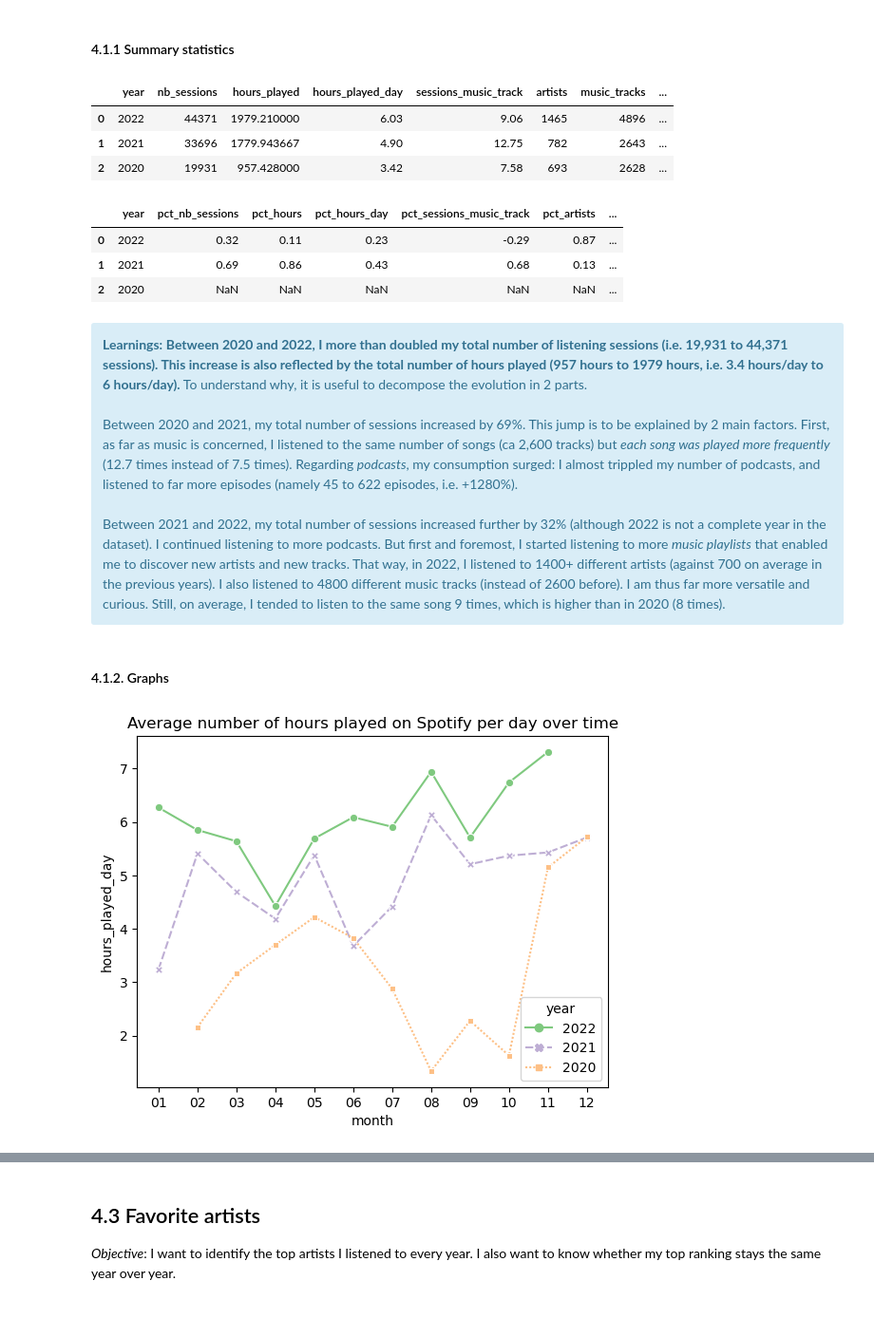
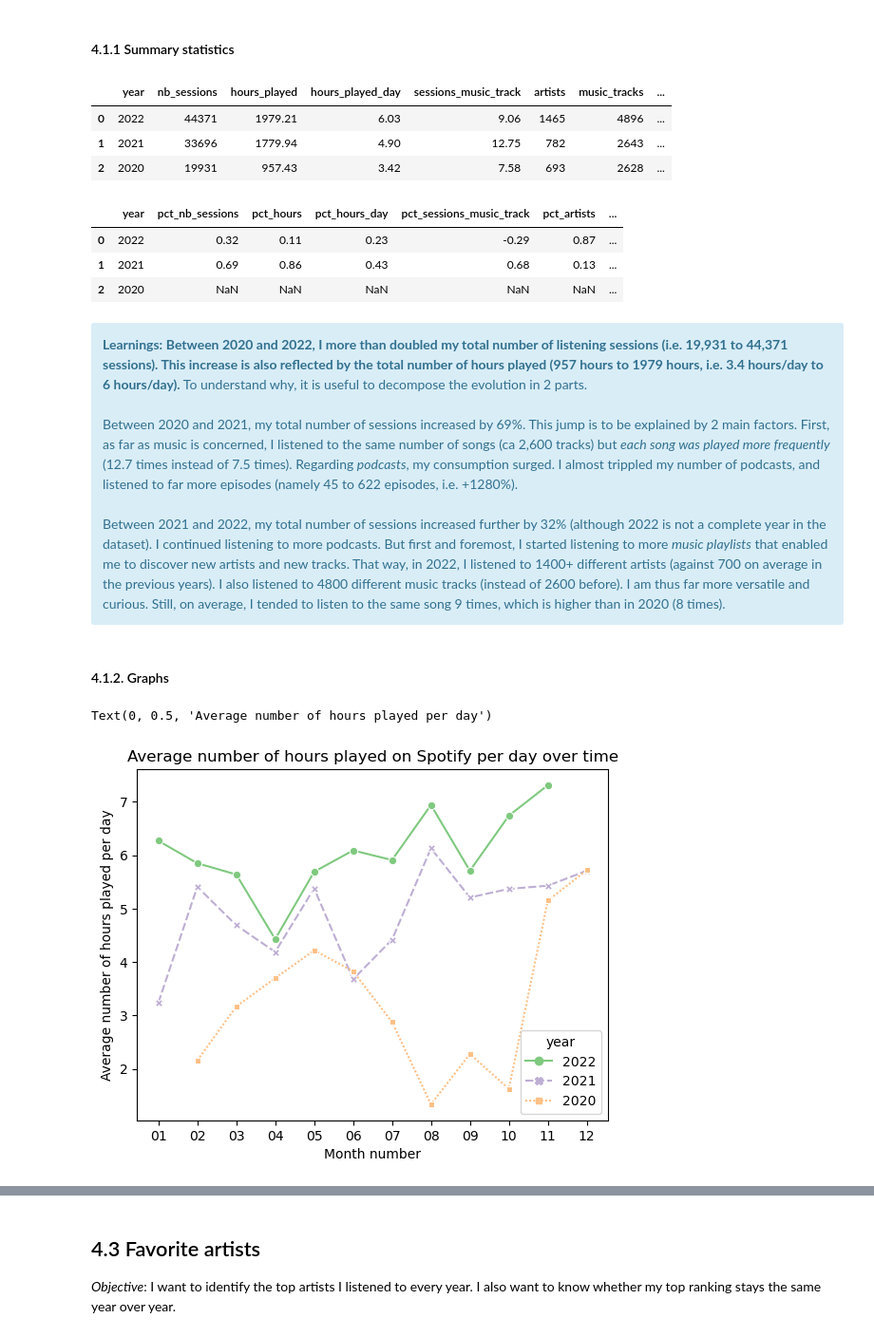
Before and after one commit to MargotMarchais/Spotify_wrapped, a Jupyter notebook: Spotify_analysis.ipynb, the cells around one changed output, grey strips where cells are left out. Shown at 95% size. Drawn from its saved outputs; the diff is of its cells as text; code cells hidden in the pictures.

```diff
--- a/Spotify_analysis.ipynb
+++ b/Spotify_analysis.ipynb
@@ -177,7 +179,7 @@ listening_year = \
     pd.read_sql('''
              SELECT year,
                    COUNT(*) AS nb_sessions,
-                   SUM(min_played)/60 AS hours_played,
+                   ROUND(SUM(min_played)/60,2) AS hours_played,
                    ROUND(SUM(min_played)/60/COUNT(DISTINCT date),2) AS hours_played_day,
                    ROUND(CAST(COUNT(*) AS FLOAT) / CAST(COUNT(DISTINCT spotify_track_uri) AS FLOAT),2) AS sessions_music_track,
                    COUNT(DISTINCT artist_name) AS artists,
@@ -190,9 +192,9 @@ listening_year = \
 listening_year
 # %% [output]
 |  | year | nb_sessions | hours_played | hours_played_day | sessions_music_track | artists | music_tracks | ... |
-| 0 | 2022 | 44371 | 1979.210000 | 6.03 | 9.06 | 1465 | 4896 | ... |
-| 1 | 2021 | 33696 | 1779.943667 | 4.90 | 12.75 | 782 | 2643 | ... |
-| 2 | 2020 | 19931 | 957.428000 | 3.42 | 7.58 | 693 | 2628 | ... |
+| 0 | 2022 | 44371 | 1979.21 | 6.03 | 9.06 | 1465 | 4896 | ... |
+| 1 | 2021 | 33696 | 1779.94 | 4.90 | 12.75 | 782 | 2643 | ... |
+| 2 | 2020 | 19931 | 957.43 | 3.42 | 7.58 | 693 | 2628 | ... |
 # %%
 ## 4.1. Listening habits (YoY percentage change)
     # I compute the percentage change year on year for each metric
@@ -242,7 +244,7 @@ listening_year_pct
 <div class="alert alert-block alert-info">
 <b>Learnings:</b> <b>Between 2020 and 2022, I more than doubled my total number of listening sessions (i.e. 19,931 to 44,371 sessions). This increase is also reflected by the total number of hours played (957 hours to 1979 hours, i.e. 3.4 hours/day to 6 hours/day).</b> To understand why, it is useful to decompose the evolution in 2 parts. <br>
 <br>
-Between 2020 and 2021, my total number of sessions increased by 69%. This jump is to be explained by 2 main factors. First, as far as music is concerned, I listened to the same number of songs (ca 2,600 tracks) but <em>each song was played more frequently</em> (12.7 times instead of 7.5 times). Regarding <em>podcasts</em>, my consumption surged: I almost trippled my number of podcasts, and listened to far more episodes (namely 45 to 622 episodes, i.e. +1280%).
+Between 2020 and 2021, my total number of sessions increased by 69%. This jump is to be explained by 2 main factors. First, as far as music is concerned, I listened to the same number of songs (ca 2,600 tracks) but <em>each song was played more frequently</em> (12.7 times instead of 7.5 times). Regarding <em>podcasts</em>, my consumption surged. I almost trippled my number of podcasts, and listened to far more episodes (namely 45 to 622 episodes, i.e. +1280%).
 <br>
 <br>
 Between 2021 and 2022, my total number of sessions increased further by 32% (although 2022 is not a complete year in the dataset). I continued listening to more podcasts. But first and foremost, I started listening to more <em>music playlists</em> that enabled me to discover new artists and new tracks. That way, in 2022, I listened to  1400+ different artists (against 700 on average in the previous years). I also listened to 4800 different music tracks (instead of 2600 before). I am thus far more versatile and curious. Still, on average, I tended to listen to the same song 9 times, which is higher than in 2020 (8 times).
@@ -251,19 +253,22 @@ Between 2021 and 2022, my total number of sessions increased further by 32% (alt
 # %%
 # Monthly evolution
 listening_monthyear = \
     pd.read_sql('''
              SELECT year, month,
                    COUNT(*) AS nb_sessions,
                    SUM(min_played)/60 AS hours_played,
                    ROUND(SUM(min_played)/60/COUNT(DISTINCT date),2) AS hours_played_day
                FROM spotify
                GROUP BY 1,2
                ORDER BY 1 DESC, 2''', cnx)
 listening_monthyear
 
-g = sns.lineplot(data = listening_monthyear,
+lineplt = sns.lineplot(data = listening_monthyear,
                  x= 'month', y = 'hours_played_day',
                  hue = 'year', palette = 'Accent', style = 'year', markers = True).\
     set(title = 'Average number of hours played on Spotify per day over time')
+plt.xlabel("Month number")
+plt.ylabel("Average number of hours played per day")
 # %% [output]
+Text(0, 0.5, 'Average number of hours played per day')
-[figure, old version]
+[figure, new version]
```
Also changed, not shown: parts of 44 cells of this notebook.
